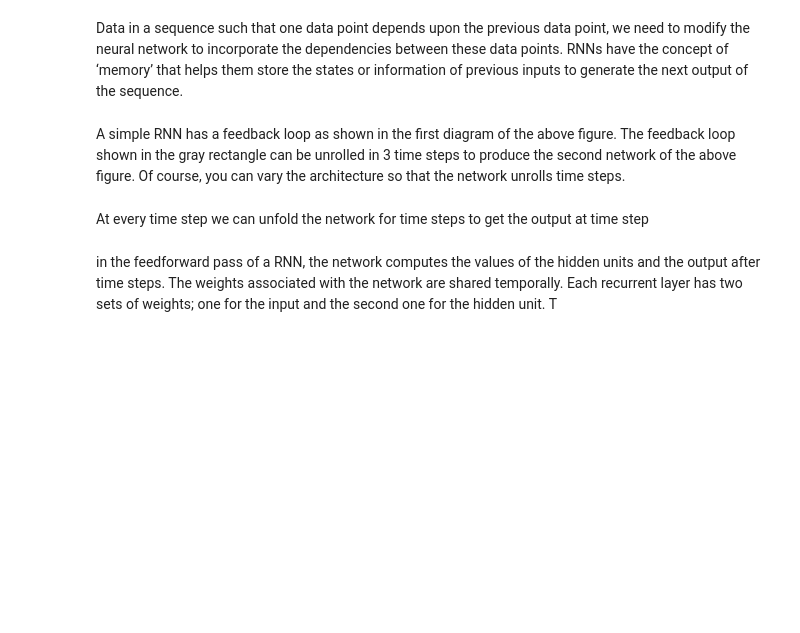
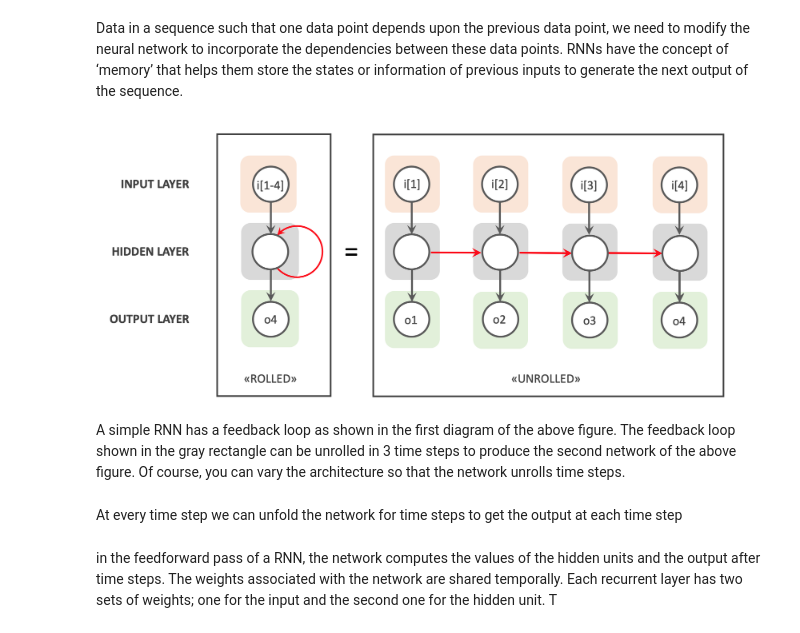
Before and after one commit to cagBRT/RNNs, a Jupyter notebook: 1_RNNs.ipynb, the cells around one changed output. Drawn from its saved outputs; the diff is of its cells as text; code cells hidden in the pictures; blank space fills up the shorter version.

```diff
--- a/1_RNNs.ipynb
+++ b/1_RNNs.ipynb
@@ -11,9 +32,13 @@ https://machinelearningmastery.com/an-introduction-to-recurrent-neural-networks-
 A recurrent neural network (RNN) is a special type of an artificial neural network adapted to work for time series data or data that involves sequences
 # %% [markdown]
 Data in a sequence such that one data point depends upon the previous data point, we need to modify the neural network to incorporate the dependencies between these data points. RNNs have the concept of ‘memory’ that helps them store the states or information of previous inputs to generate the next output of the sequence.
+# %%
+Image("/content/cloned-repo/cloned-repo/images/RNN.png" , width=640)
+# %% [output]
+[figure, added]
 # %% [markdown]
 A simple RNN has a feedback loop as shown in the first diagram of the above figure. The feedback loop shown in the gray rectangle can be unrolled in 3 time steps to produce the second network of the above figure. Of course, you can vary the architecture so that the network unrolls  time steps.
 # %% [markdown]
-At every time step we can unfold the network for  time steps to get the output at time step
+At every time step we can unfold the network for  time steps to get the output at each time step
 # %% [markdown]
 in the feedforward pass of a RNN, the network computes the values of the hidden units and the output after  time steps. The weights associated with the network are shared temporally. Each recurrent layer has two sets of weights; one for the input and the second one for the hidden unit. T
```
Also changed, not shown: parts of 12 cells of this notebook.
